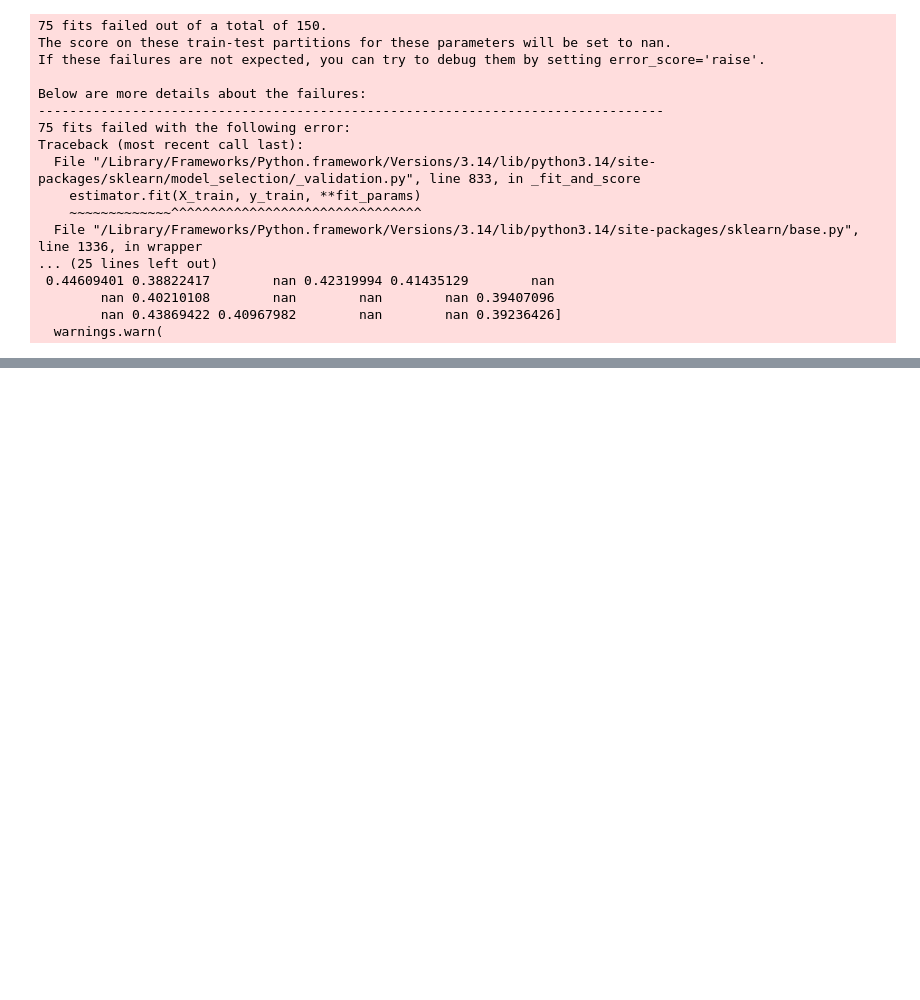
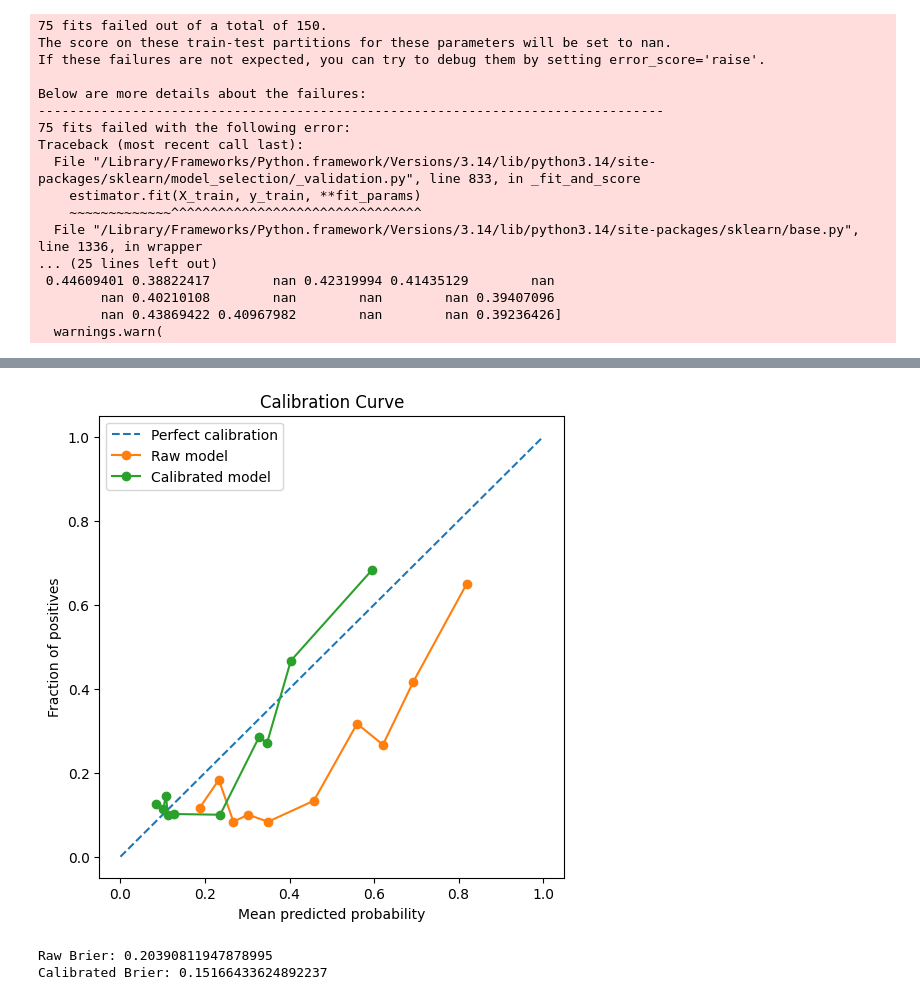
Before and after one commit to carina-ds/readmission, a Jupyter notebook: 05. model training.ipynb, the cells around one changed output, grey strips where cells are left out. Saved outputs shown, nothing was run; the diff lists cells and outputs as text; code cells hidden in the pictures; blank space fills up the shorter version.

```diff
--- a/05. model training.ipynb
+++ b/05. model training.ipynb
@@ -308,0 +377,36 @@ Chamption model by PR-AUC: hgb
+# %%
+# split training data into 3 folds
+# train champ_model on 2 folds
+# predict probabilities on held-out folds
+# collect out-of-fold predictions
+# fit calbiration function mapping raw probs to calibrated prob
+calibrated = CalibratedClassifierCV(champ_model, method='isotonic', cv=3) # isotonic = non-parametric monotonic function, flexible shape, works well with lots of data
+calibrated.fit(X_train, y_train) # this helps to reduce under/over confidence
+
+proba_cal = calibrated.predict_proba(X_test)[:,1] # note: calibration only changes probabilites, not class predictions
+
+# calibration curves
+frac_pos_raw, mean_pred_raw = calibration_curve(
+    y_test, proba_test, n_bins=10, strategy="quantile"
+)
+frac_pos_cal, mean_pred_cal = calibration_curve(
+    y_test, proba_cal, n_bins=10, strategy="quantile"
+)
+plt.figure(figsize=(6,6))
+plt.plot([0,1], [0,1], linestyle="--", label="Perfect calibration")
+plt.plot(mean_pred_raw, frac_pos_raw, marker="o", label="Raw model")
+plt.plot(mean_pred_cal, frac_pos_cal, marker="o", label="Calibrated model")
+plt.xlabel("Mean predicted probability")
+plt.ylabel("Fraction of positives")
+plt.title("Calibration Curve")
+plt.legend()
+plt.show()
+
+print("Raw Brier:", brier_score_loss(y_test, proba_test))
+print("Calibrated Brier:", brier_score_loss(y_test, proba_cal)) # brier score = MSE of probs, lower is better
+
+# calibrated brier score is lower --> calibration helps!
+# %% [output]
+[figure, added]
+Raw Brier: 0.20390811947878995
+Calibrated Brier: 0.15166433624892237
```
Also changed, not shown: parts of 11 cells of this notebook, 1 other file.
